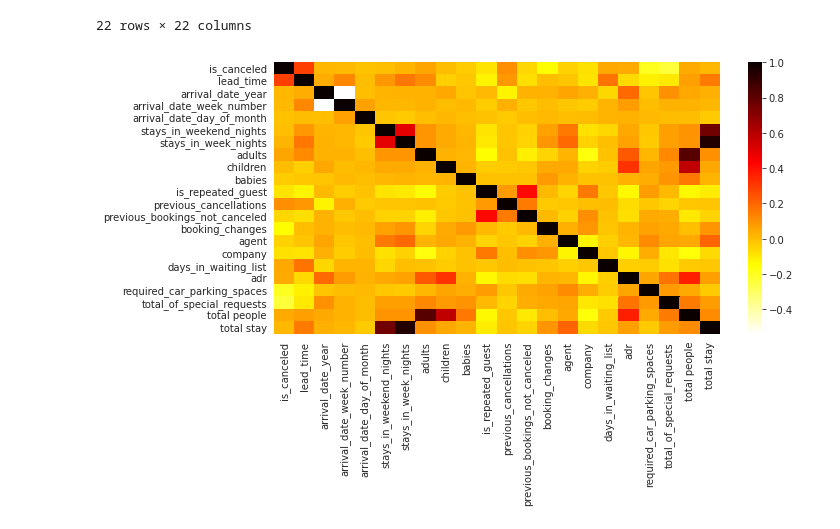
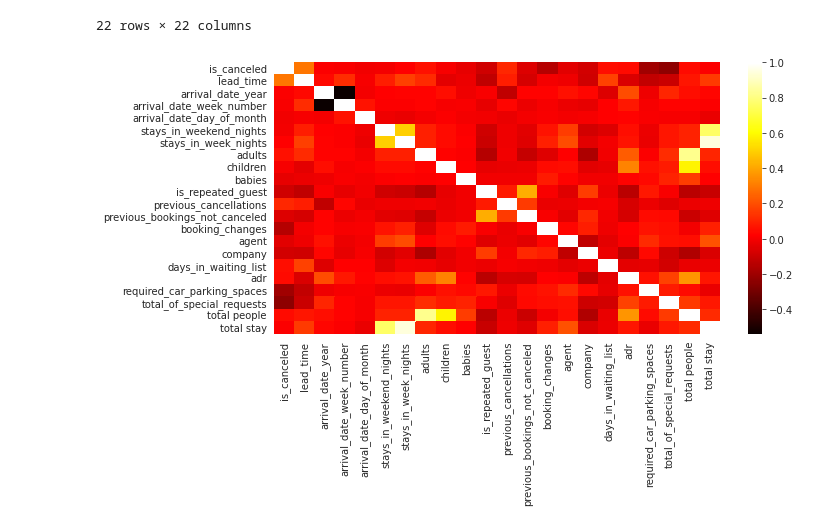
Before and after one commit to ritik1804k/Hotel-Booking-Analysis-, a Jupyter notebook: Hotel_Booking_Analysis_Capstone_Project.ipynb, the cells around one changed output. Drawn from its saved outputs; the diff is of its cells as text; code cells hidden in the pictures.

```diff
--- a/Hotel_Booking_Analysis_Capstone_Project.ipynb
+++ b/Hotel_Booking_Analysis_Capstone_Project.ipynb
@@ -297,7 +302,7 @@ countries =  ('PRT', 'GBR', 'FRA', 'ESP', 'DEU', 'ITA', 'IRL', 'BEL', 'BRA', 'NL
 #counting the appearence of these top country
 countries_df = hotel_df.loc[hotel_df['country'].isin(countries)]['country']
 
-plt.rcParams['figure.figsize'] = (18, 8)
+plt.rcParams['figure.figsize'] = (15, 7)
 sns.set_style('whitegrid')
 ax = sns.lineplot(x = countries_df, y = hotel_df['adr'])
 ax.set_title('Expenditure of Visiting Countries', fontsize = 30)
@@ -398,0 +411,8 @@ plt.hist(optimal_length_of_stay, color='green')
+# %%
+# plloting bar graph for year wise Resort and City hotels
+plt.rcParams['figure.figsize']=[10,5]
+sns.countplot(x='arrival_date_year',data=hotel_df,hue='hotel')
+plt.xlabel('Year',fontsize =15)
+plt.ylabel('Number of Bookings',fontsize =15)
+plt.title('Hotel Wise booking each year',fontsize =25)
+plt.show()
@@ -421,7 +445,7 @@ hotel_df.corr()
 # %%
 # heatmap for the corelation matrix
 plt.rcParams['figure.figsize'] = (10, 5)
-sns.heatmap(hotel_df.corr(),cmap='hot_r')
+sns.heatmap(hotel_df.corr(),cmap='hot')
 plt.show()
 # %% [output]
-[figure, old version]
+[figure, new version]
```
Also changed, not shown: parts of 36 cells of this notebook.
